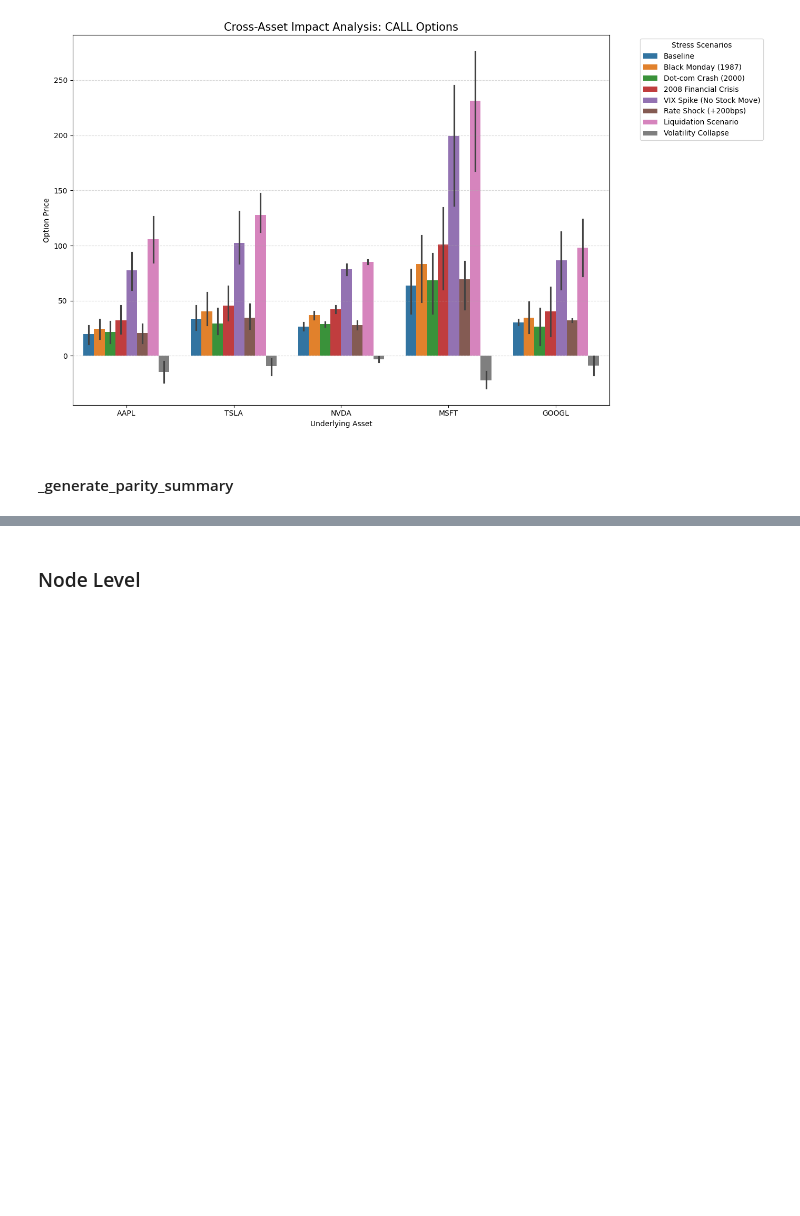
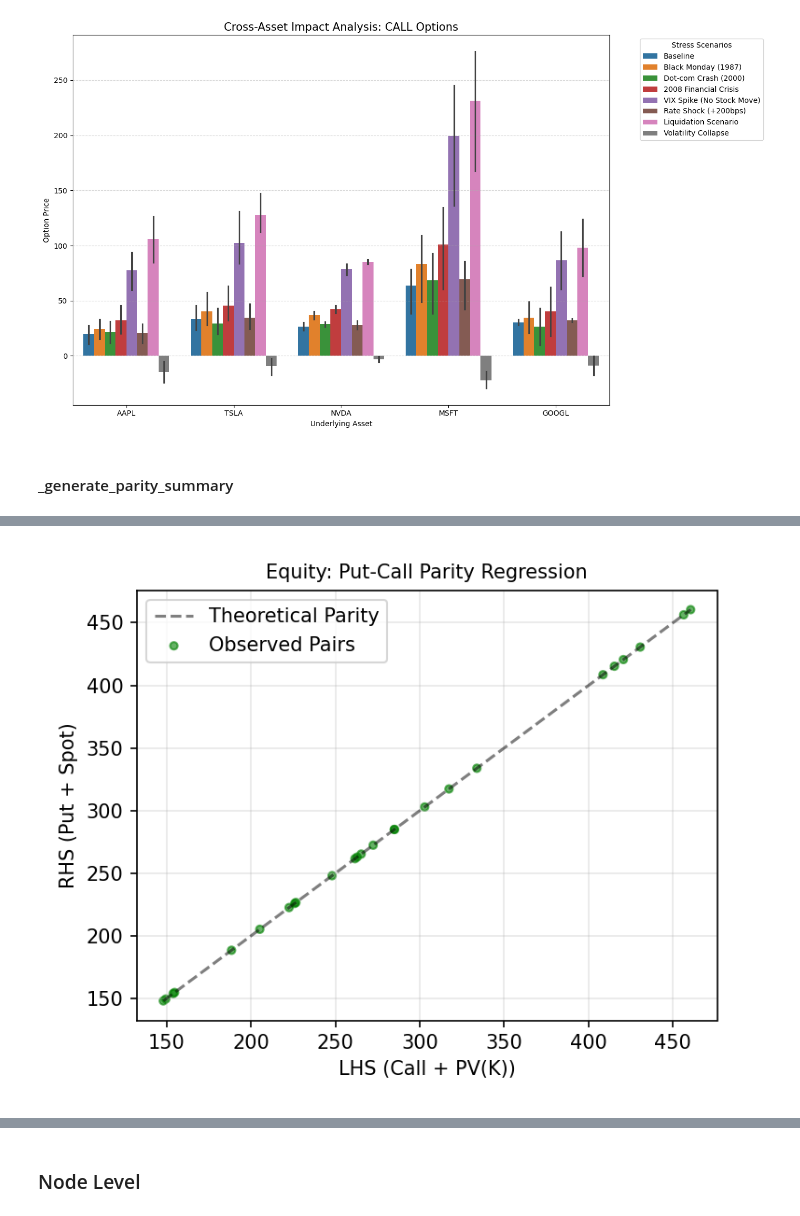
Before and after one commit to davidzgu/model_doc_automation, a Jupyter notebook: notebooks/dev/dev_multi_agent_mcp_2.0.ipynb, the cells around one changed output, grey strips where cells are left out. Saved outputs shown, nothing was run; the diff lists cells and outputs as text; code cells hidden in the pictures; blank space fills up the shorter version.

```diff
--- a/notebooks/dev/dev_multi_agent_mcp_2.0.ipynb
+++ b/notebooks/dev/dev_multi_agent_mcp_2.0.ipynb
@@ -1424,23 +1667,11 @@ put_call_parity_sub = put_call_parity[put_call_parity["asset_class_put"] == asse
 
 llm = get_llm()
 # %%
-df_parity = put_call_parity_sub
-sns.set_theme(style="whitegrid")
-fig, (ax1, ax2) = plt.subplots(1, 2, figsize=(16, 6))
-sns.scatterplot(data=df_parity, x='lhs', y='rhs', hue='underlying', s=100, ax=ax1)
+from bsm_multi_agents.agents import report_generator_node
+importlib.reload(report_generator_node)
+from bsm_multi_agents.agents.report_generator_node import (
+    prepare_parity_summary,
+    create_parity_charts
+)
 
-max_val = max(df_parity['lhs'].max(), df_parity['rhs'].max())
-min_val = min(df_parity['lhs'].min(), df_parity['rhs'].min())
-ax1.plot([min_val, max_val], [min_val, max_val], color='red', linestyle='--', alpha=0.6, label='Ideal Parity')
-
-ax1.set_title("Put-Call Parity: LHS vs RHS", fontsize=14)
-ax1.set_xlabel("LHS (Call + PV of Strike)")
-ax1.set_ylabel("RHS (Spot + Put)")
-ax1.legend()
-
-sns.barplot(data=df_parity, x='ID_call', y='abs_diff', hue='underlying', ax=ax2)
-ax2.set_title("Arbitrage Deviation (Abs Diff)", fontsize=14)
-ax2.set_ylabel("Difference Value")
-ax2.set_xlabel("Pair ID")
-
-plt.tight_layout()
+df = put_call_parity_sub
@@ -1451,0 +1725,6 @@ array(['Equity'], dtype=object)
+# %%
+img_reg, img_dev = create_parity_charts(df, asset)
+# %%
+display(Image(data=img_reg.getvalue()))
+# %% [output]
+[figure, added]
```
Also changed, not shown: parts of 33 cells of this notebook, 7 other files.
